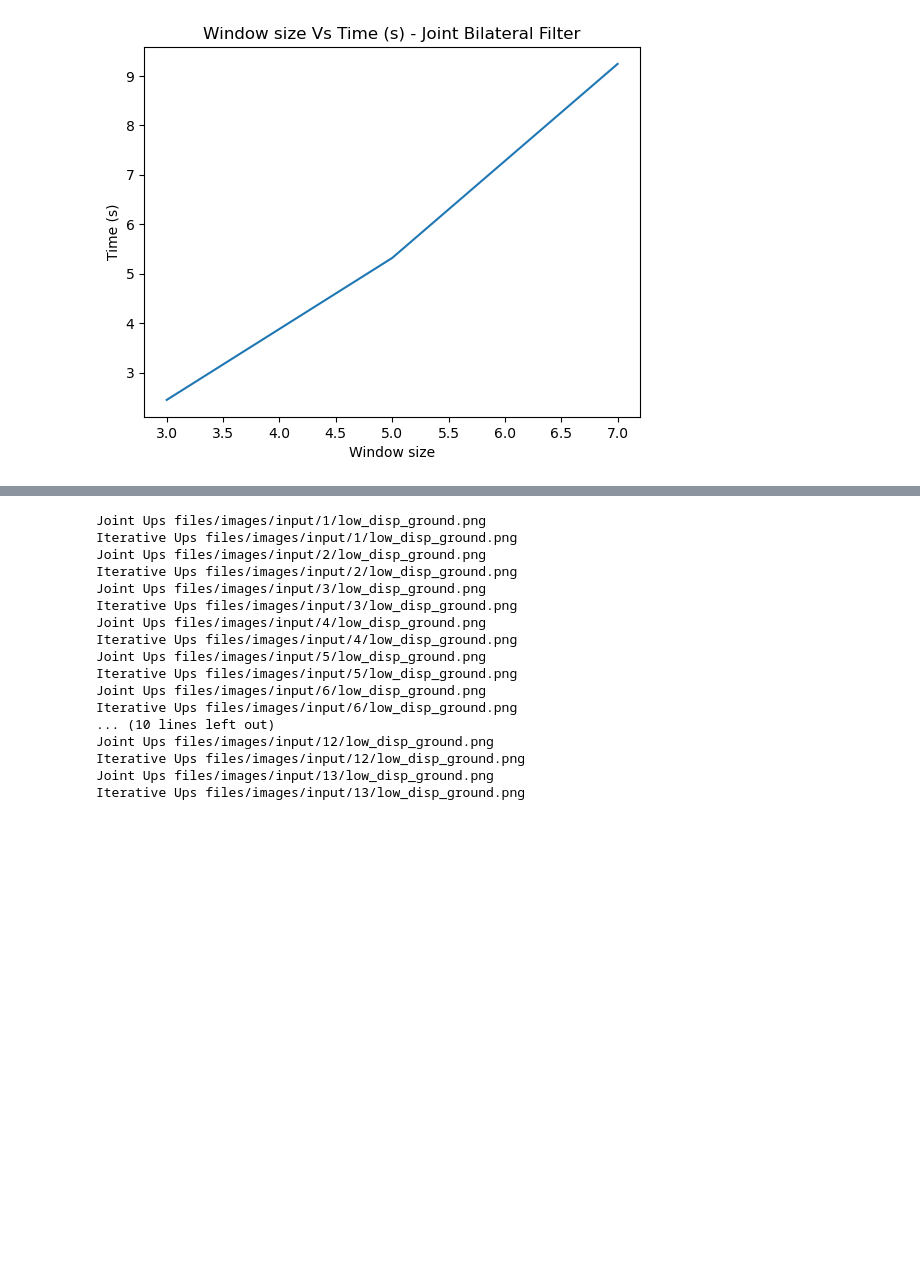
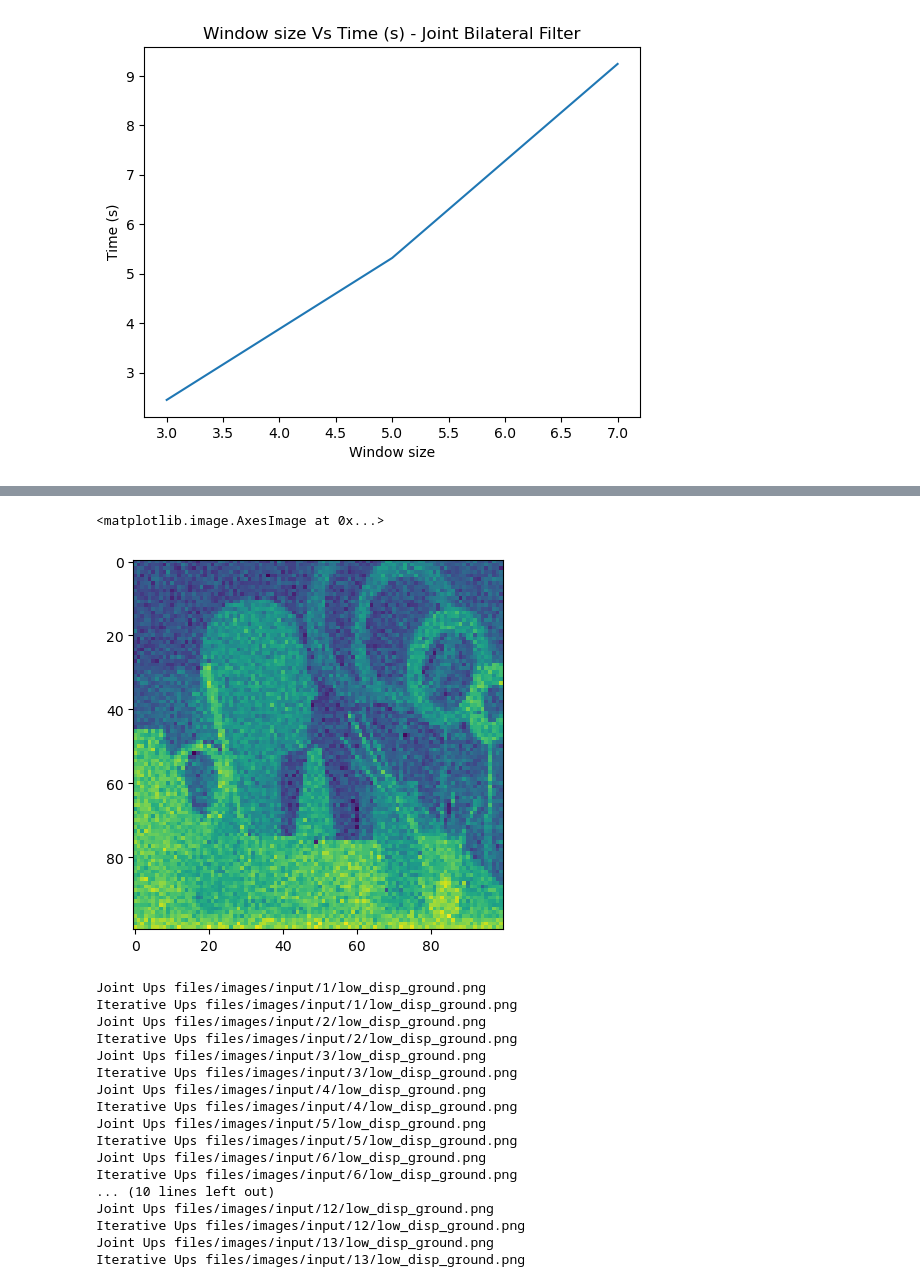
Before and after one commit to tarlanahad/3DComputerVision, a Jupyter notebook: HW2/main.ipynb, the cells around one changed output, grey strips where cells are left out. Cells and saved outputs as stored; diff of their text form; code cells hidden in the pictures; blank space fills up the shorter version.

```diff
--- a/HW2/main.ipynb
+++ b/HW2/main.ipynb
@@ -467,0 +470,26 @@ plt.show()
+# %%
+%matplotlib inline
+
+img_size = 200
+m = 0
+std = 15
+
+bilet_joint_result = []
+i = 1
+window_size = 5
+spat_sigma = 5
+spec_sigma = 5
+
+file_path = 'files/images/input/{}/ground.png'.format(i)
+img = cv2.cvtColor(cv2.imread(file_path), cv2.COLOR_BGR2GRAY)
+img = cv2.resize(img, (img_size, img_size)).astype(float)
+
+low_img = cv2.resize(img, (img_size//2, img_size//2)).astype(float)
+
+gaussian = np.random.normal(m, std, size=(img_size//2, img_size//2))
+noisy_img = (low_img + gaussian)
+noisy_img = (np.clip(noisy_img, 0, 255).astype(float))
+
+guide_img_path = 'files/images/input/{}/view0.png'.format(i)
+guide_img = cv2.cvtColor(cv2.imread(guide_img_path), cv2.COLOR_BGR2GRAY)
+guide_img = cv2.resize(guide_img, (img_size, img_size)).astype(float)
@@ -468,3 +546,8 @@ plt.show()
+# %%
+plt.imshow(noisy_img)
+# %% [output]
+<matplotlib.image.AxesImage at 0x...>
+[figure, added]
 # %%
 def get_upsampled_image(name, filtering_func, low_depth_image_path, hi_depth_image_path, original_rgb_path,
                         w_size=5, spat_sig=8, spec_sig=2, get_metric=False):
```
Also changed, not shown: parts of 2 cells of this notebook, 2 other files.
